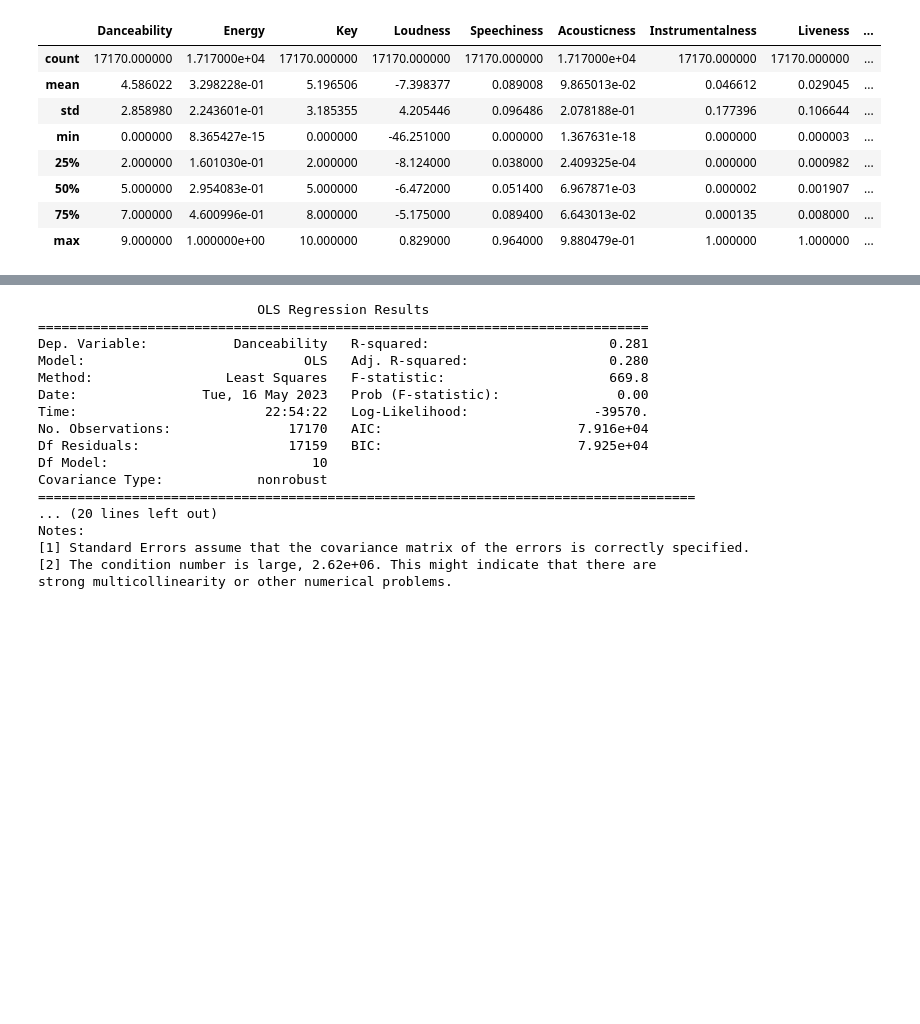
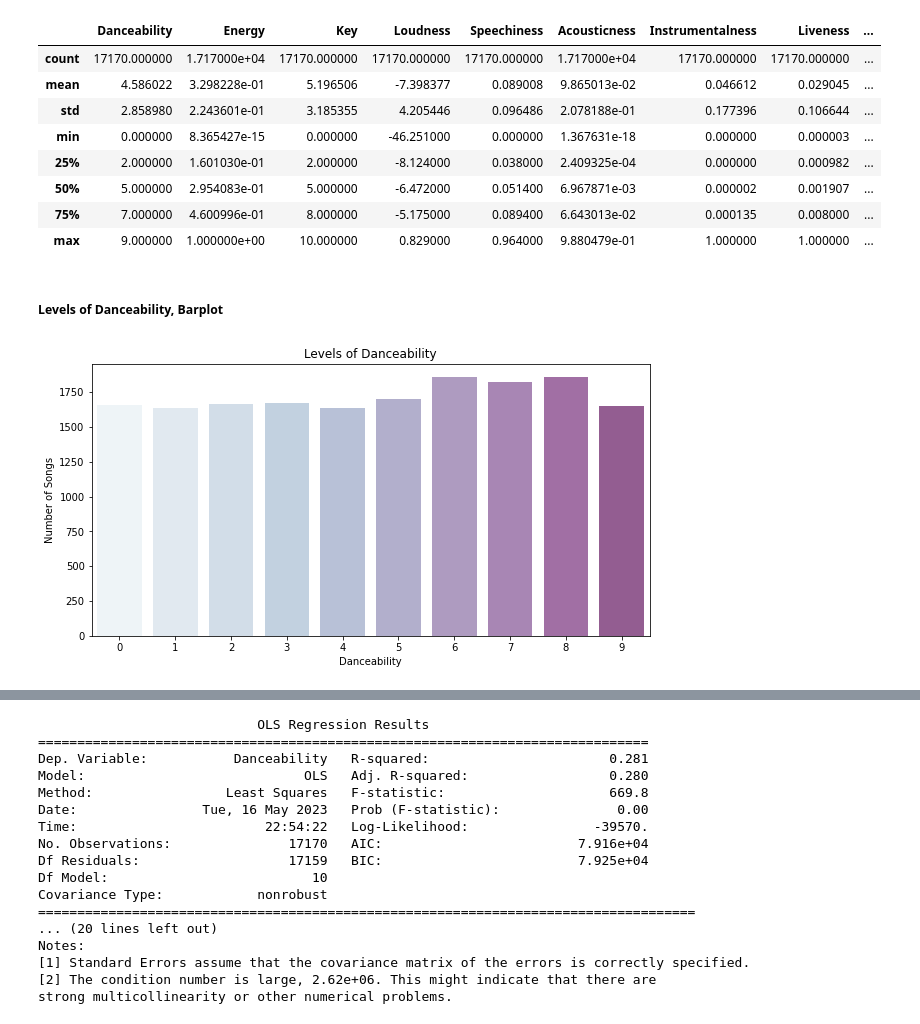
Before and after one commit to ouyang-yang/HTML, a Jupyter notebook: ML_FP.ipynb, the cells around one changed output, grey strips where cells are left out. Drawn from its saved outputs; the diff is of its cells as text; code cells hidden in the pictures; blank space fills up the shorter version.

```diff
--- a/ML_FP.ipynb
+++ b/ML_FP.ipynb
@@ -13,11 +18,13 @@ import sys
 df_tr = pd.read_csv("ML_FP_train.csv")
 df_tr = df_tr.drop(['Album_type', 'Licensed', 'official_video', 'Track', 'Album', \
     'Uri', 'Url_spotify', 'Url_youtube', 'Comments', 'Description', 'Title', \
-    'Channel', 'Composer', 'Artist', 'id', 'Views', 'Likes', 'Stream'], axis=1)
+    'Channel', 'Composer', 'Artist'], axis=1)
+
 # df_tr.shape (17170, 29)
-
-random_rows = df_tr.sample(n=10)
-print(random_rows)
+# random_rows = df_tr.sample(n=10)
+# print(random_rows)
+print(df_tr.columns)
 
 df_tr = df_tr.fillna(df_tr.median()) #處理缺失值
+df_tr = df_tr.astype({"Danceability":"int", "Views":"int", "Likes":"int", "Stream":"int"})
 # %% [output]
@@ -50,3 +44,17 @@ df_tr.describe()
 | 50% | 5.000000 | 2.954083e-01 | 5.000000 | -6.472000 | 0.051400 | 6.967871e-03 | 0.000002 | 0.001907 | ... |
 | 75% | 7.000000 | 4.600996e-01 | 8.000000 | -5.175000 | 0.089400 | 6.643013e-02 | 0.000135 | 0.008000 | ... |
 | max | 9.000000 | 1.000000e+00 | 10.000000 | 0.829000 | 0.964000 | 9.880479e-01 | 1.000000 | 1.000000 | ... |
+# %% [markdown]
+##### Levels of Danceability, Barplot
+# %%
+df_tr["Danceability"] = df_tr["Danceability"].astype("category")
+# Target Variable Countplot
+plt.figure(figsize = (10, 5))
+sns.countplot(data=df_tr, x="Danceability", alpha = .70, palette = "BuPu")
+plt.title("Levels of Danceability")
+plt.ylabel("Number of Songs")
+plt.show()
+
+df_tr["Danceability"] = df_tr["Danceability"].astype("int")
+# %% [output]
+[figure, added]
```
Also changed, not shown: parts of 8 cells of this notebook.
